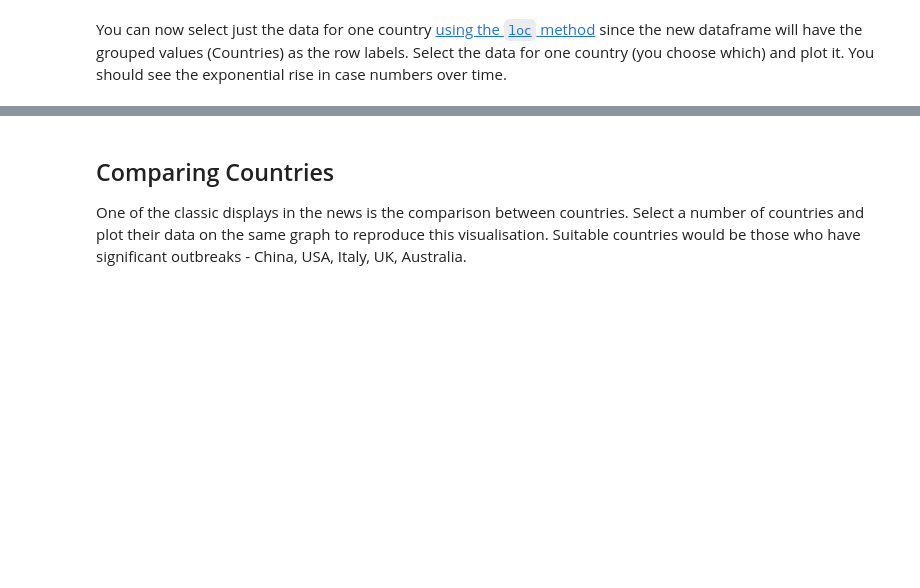
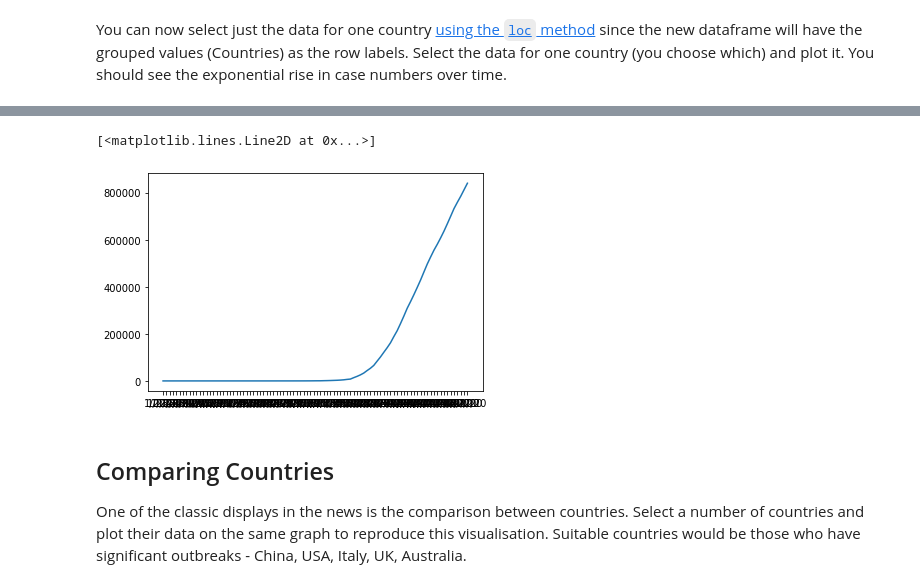
Before and after one commit to bhagyashreedhebe/MQ_DataScience, a Jupyter notebook: Portfolio 2.ipynb, the cells around one changed output, grey strips where cells are left out. Drawn from its saved outputs; the diff is of its cells as text; code cells hidden in the pictures; blank space fills up the shorter version.

```diff
--- a/Portfolio 2.ipynb
+++ b/Portfolio 2.ipynb
@@ -95,3 +82,9 @@ KeyError: 'Country/Region'
+# %%
+import matplotlib.pyplot as plt
+plt.plot(df)
+# %% [output]
+[<matplotlib.lines.Line2D at 0x...>]
+[figure, added]
 # %% [markdown]
 ## Comparing Countries
 
```
Also changed, not shown: parts of 9 cells of this notebook.
